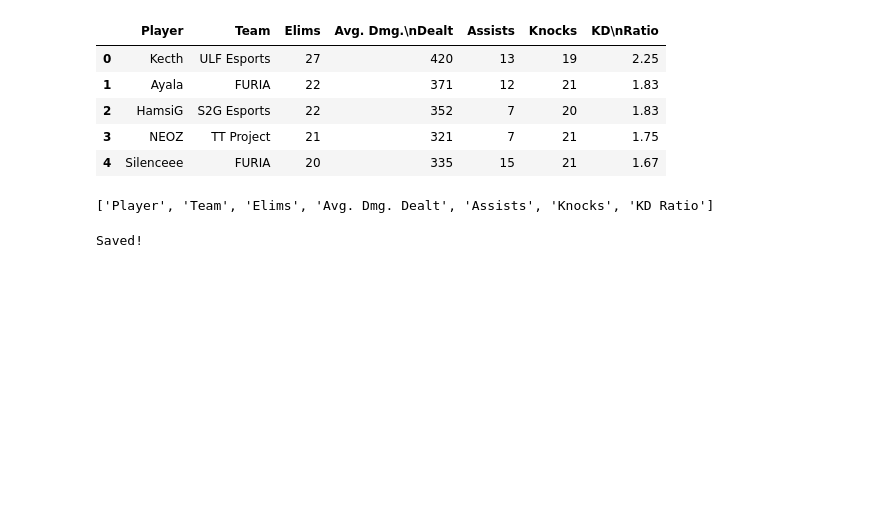
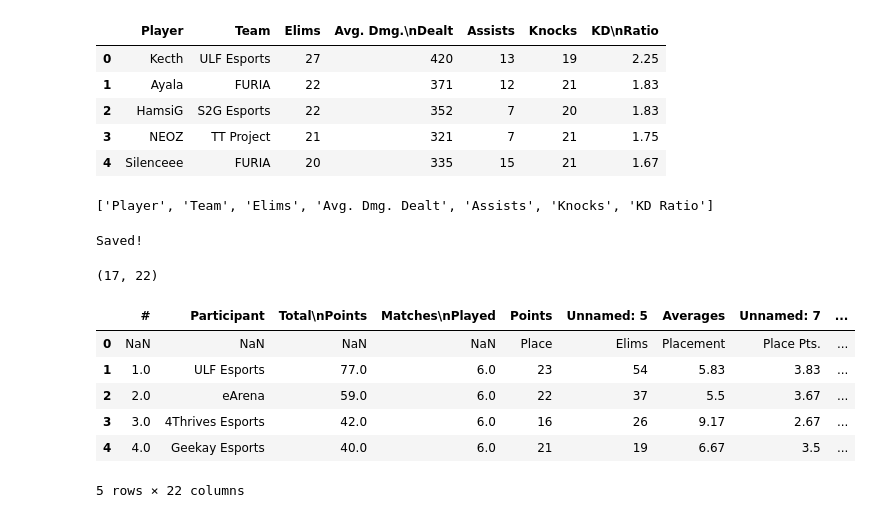
Before and after one commit to Faizan-2624/pmgo-s1-dashboards, a Jupyter notebook: notebooks/datas_clean.ipynb, the cells around one changed output. Drawn from its saved outputs; the diff is of its cells as text; code cells hidden in the pictures; blank space fills up the shorter version.

```diff
--- a/notebooks/datas_clean.ipynb
+++ b/notebooks/datas_clean.ipynb
@@ -361,3 +361,16 @@ players_df.to_csv('../data/player_stats_clean.csv', index=False)
 print("Saved!")
 # %% [output]
 Saved!
+# %%
+erangel_df = pd.read_csv('../data/map_erangel.csv')
+print(erangel_df.shape)
+erangel_df.head()
+# %% [output]
+(17, 22)
+|  | # | Participant | Total\nPoints | Matches\nPlayed | Points | Unnamed: 5 | Averages | Unnamed: 7 | ... |
+| 0 | NaN | NaN | NaN | NaN | Place | Elims | Placement | Place Pts. | ... |
+| 1 | 1.0 | ULF Esports | 77.0 | 6.0 | 23 | 54 | 5.83 | 3.83 | ... |
+| 2 | 2.0 | eArena | 59.0 | 6.0 | 22 | 37 | 5.5 | 3.67 | ... |
+| 3 | 3.0 | 4Thrives Esports | 42.0 | 6.0 | 16 | 26 | 9.17 | 2.67 | ... |
+| 4 | 4.0 | Geekay Esports | 40.0 | 6.0 | 21 | 19 | 6.67 | 3.5 | ... |
+5 rows × 22 columns
```
Also changed, not shown: parts of 4 cells of this notebook, 5 other files.
